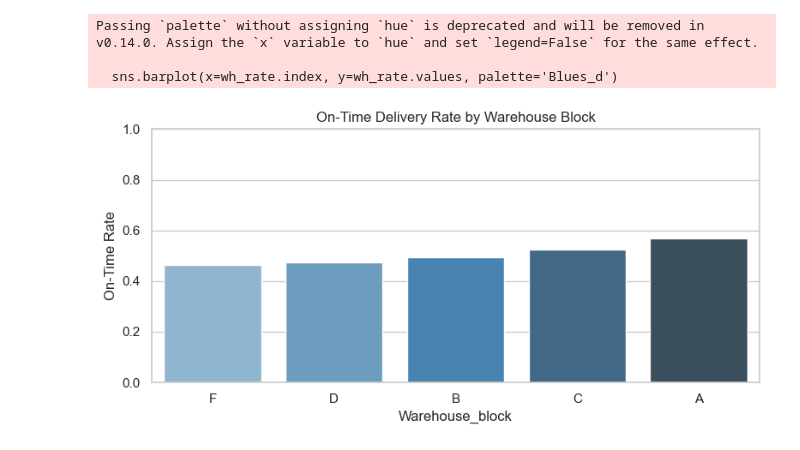
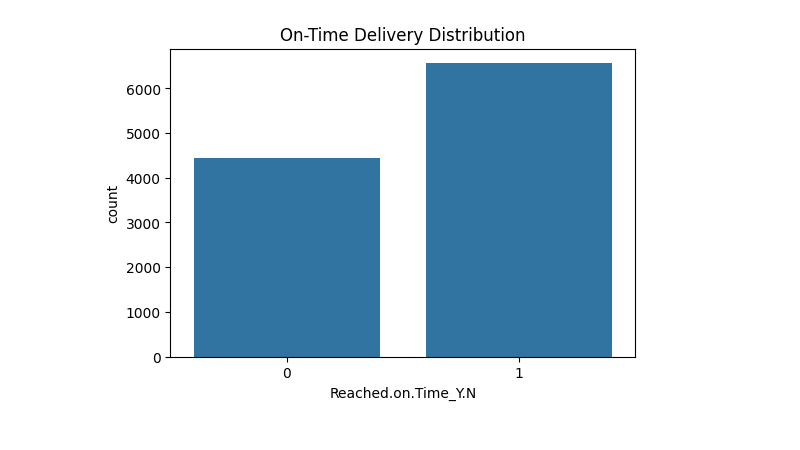
Before and after one commit to mailech/ShipmentSure-Predicting-On-Time-Delivery-Using-Supplier-Data, a Jupyter notebook: Notebooks/Data_Visualization.ipynb, the cells around one changed output. Drawn from its saved outputs; the diff is of its cells as text; code cells hidden in the pictures.

```diff
--- a/Notebooks/Data_Visualization.ipynb
+++ b/Notebooks/Data_Visualization.ipynb
@@ -139,15 +16,7 @@ plt.show()
-# %%
-# Bar chart: On-time delivery rate by warehouse block
-plt.figure(figsize=(8, 4))
-wh_rate = df.groupby('Warehouse_block')['Reached.on.Time_Y.N'].mean().sort_values()
-sns.barplot(x=wh_rate.index, y=wh_rate.values, palette='Blues_d')
-plt.title('On-Time Delivery Rate by Warehouse Block')
-plt.ylabel('On-Time Rate')
-plt.ylim(0, 1)
-plt.tight_layout()
-plt.show()
-# %% [output]
-Passing `palette` without assigning `hue` is deprecated and will be removed in v0.14.0. Assign the `x` variable to `hue` and set `legend=False` for the same effect.
-
-  sns.barplot(x=wh_rate.index, y=wh_rate.values, palette='Blues_d')
-[figure, removed]
+# %%
+plt.figure(figsize=(6,4))
+sns.countplot(x='Reached.on.Time_Y.N', data=df)
+plt.title("On-Time Delivery Distribution")
+plt.show()
+# %% [output]
+[figure, added]
```
Also changed, not shown: parts of 15 cells of this notebook, 20 other files.
